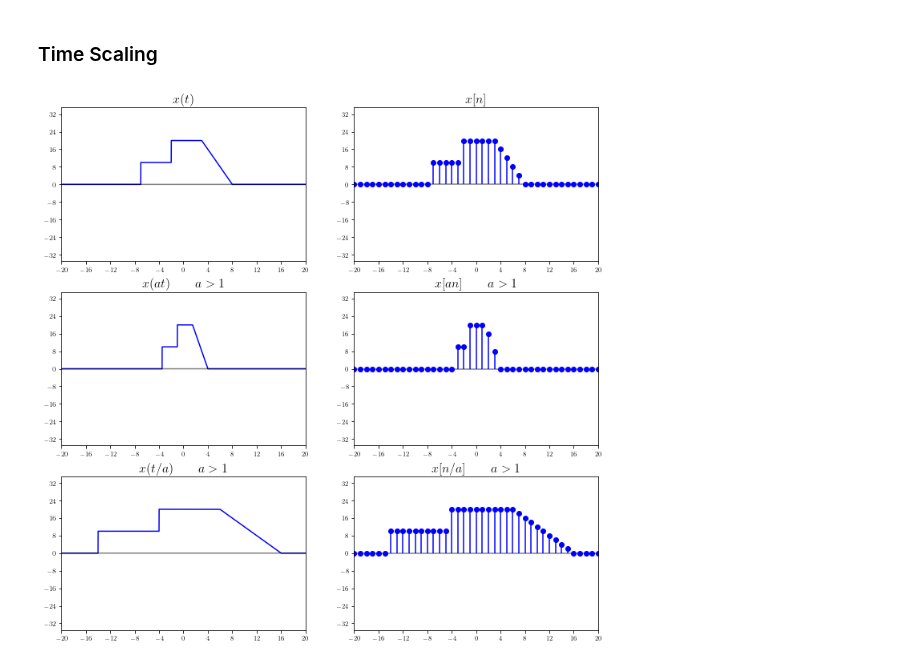
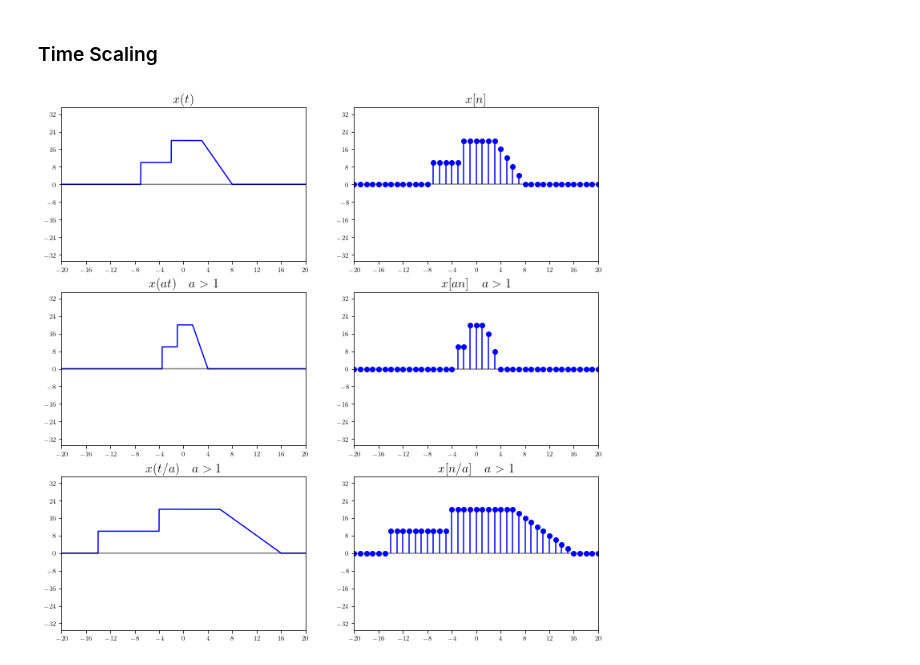
Before and after one commit to tmquan/ivcl, a Jupyter notebook: _sources/courses/dsp/systems.ipynb, the cells around one changed output. Saved outputs shown, nothing was run; the diff lists cells and outputs as text; code cells hidden in the pictures.

```diff
--- a/_sources/courses/dsp/systems.ipynb
+++ b/_sources/courses/dsp/systems.ipynb
@@ -163,35 +163,35 @@ a = 2
 mpl_axes_plot(ax[0][0], f, (t, -20, 20), color='b')
 ax[0][0].set_xlim(-20, 20, 0.2)
 ax[0][0].set_ylim(-35, 35, 0.2)
 ax[0][0].set_title(r'$x(t)$', fontsize=16)
 
 mpl_axes_stem(ax[0][1], f, (t, -30, 30, 1), linefmt='b', markerfmt='bo')
 ax[0][1].set_xlim(-20, 20, 0.2)
 ax[0][1].set_ylim(-35, 35, 0.2)
 ax[0][1].set_title(r'$x[n]$', fontsize=16)
 
 mpl_axes_plot(ax[1][0], f.subs(t, a*t), (t, -20, 20), color='b')
 ax[1][0].set_xlim(-20, 20, 0.2)
 ax[1][0].set_ylim(-35, 35, 0.2)
-ax[1][0].set_title(r'$x(at) \qquad a>1$', fontsize=16)
+ax[1][0].set_title(r'$x(at) \quad a>1$', fontsize=16)
 
 mpl_axes_stem(ax[1][1], f.subs(t, a*t), (t, -30, 30, 1), linefmt='b', markerfmt='bo')
 ax[1][1].set_xlim(-20, 20, 0.2)
 ax[1][1].set_ylim(-35, 35, 0.2)
-ax[1][1].set_title(r'$x[an] \qquad a>1$', fontsize=16)
+ax[1][1].set_title(r'$x[an] \quad a>1$', fontsize=16)
 
 a = 2
 mpl_axes_plot(ax[2][0], f.subs(t, t/a), (t, -20, 20), color='b')
 ax[2][0].set_xlim(-20, 20, 0.2)
 ax[2][0].set_ylim(-35, 35, 0.2)
-ax[2][0].set_title(r'$x(t/a) \qquad a>1$', fontsize=16)
+ax[2][0].set_title(r'$x(t/a) \quad a>1$', fontsize=16)
 
 
 mpl_axes_stem(ax[2][1], f.subs(t, t/a), (t, -30, 30, 1), linefmt='b', markerfmt='bo')
 ax[2][1].set_xlim(-20, 20, 0.2)
 ax[2][1].set_ylim(-35, 35, 0.2)
-ax[2][1].set_title(r'$x[n/a] \qquad a>1$', fontsize=16)
+ax[2][1].set_title(r'$x[n/a] \quad a>1$', fontsize=16)
 
 plt.show()
 # %% [output]
-[figure, old version]
+[figure, new version]
```
Also changed, not shown: parts of 4 cells of this notebook, 41 other files.
